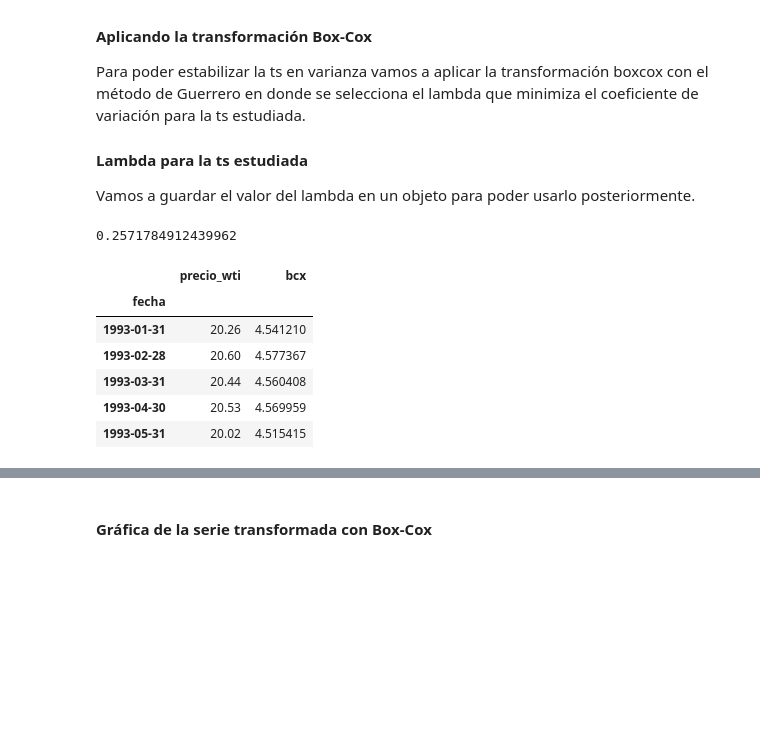
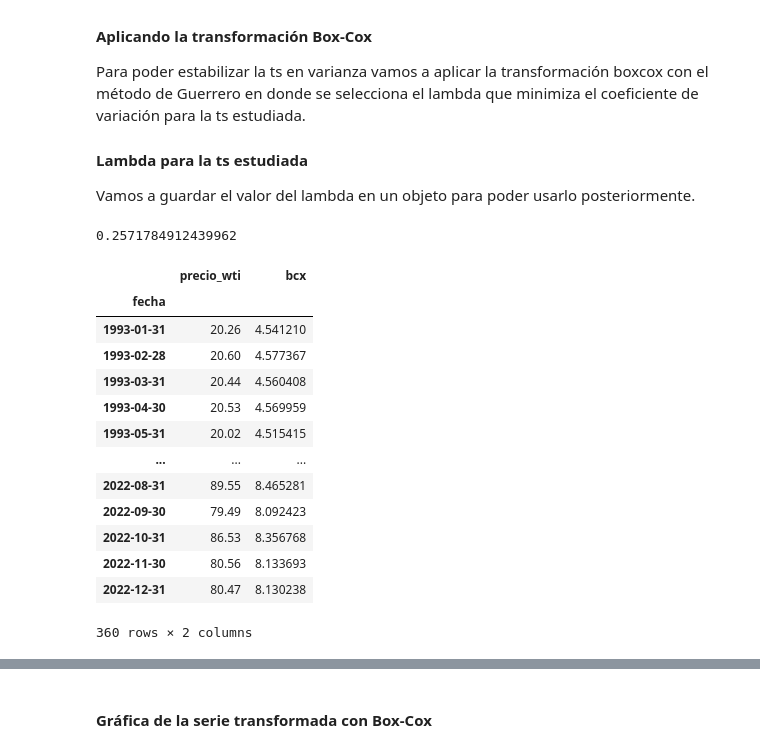
Before and after one commit to jazaineam1/Diplomado_ucentral_ME, a Jupyter notebook: Cuadernos/Arima_aplicacion.ipynb, the cells around one changed output, grey strips where cells are left out. Drawn from its saved outputs; the diff is of its cells as text; code cells hidden in the pictures; blank space fills up the shorter version.

```diff
--- a/Cuadernos/Arima_aplicacion.ipynb
+++ b/Cuadernos/Arima_aplicacion.ipynb
@@ -126,21 +129,28 @@ Vamos a guardar el valor del lambda en un objeto para poder usarlo posteriorment
 # %%
 import pandas as pd
 import numpy as np
 from scipy.stats import boxcox
 
 
 # Calculate Box-Cox lambda value
 lambda_1, _ = boxcox(base_1['precio_wti'])
 valor_lambda=_
 base_1['bcx'] = lmbda=lambda_1
 print(valor_lambda)
-base_1.head()
+base_1
 # %% [output]
 0.2571784912439962
 |  | precio_wti | bcx |
 | fecha |  |  |
 | 1993-01-31 | 20.26 | 4.541210 |
 | 1993-02-28 | 20.60 | 4.577367 |
 | 1993-03-31 | 20.44 | 4.560408 |
 | 1993-04-30 | 20.53 | 4.569959 |
 | 1993-05-31 | 20.02 | 4.515415 |
+| ... | ... | ... |
+| 2022-08-31 | 89.55 | 8.465281 |
+| 2022-09-30 | 79.49 | 8.092423 |
+| 2022-10-31 | 86.53 | 8.356768 |
+| 2022-11-30 | 80.56 | 8.133693 |
+| 2022-12-31 | 80.47 | 8.130238 |
+360 rows × 2 columns
```
Also changed, not shown: parts of 13 cells of this notebook.
